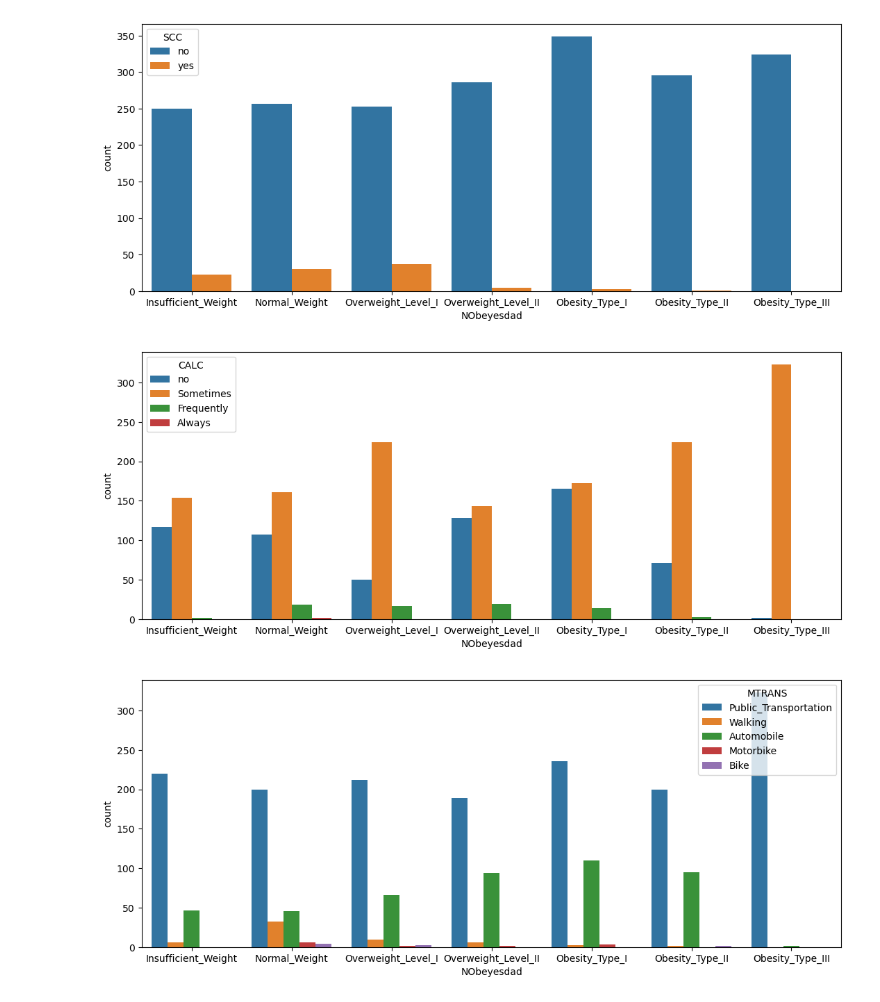
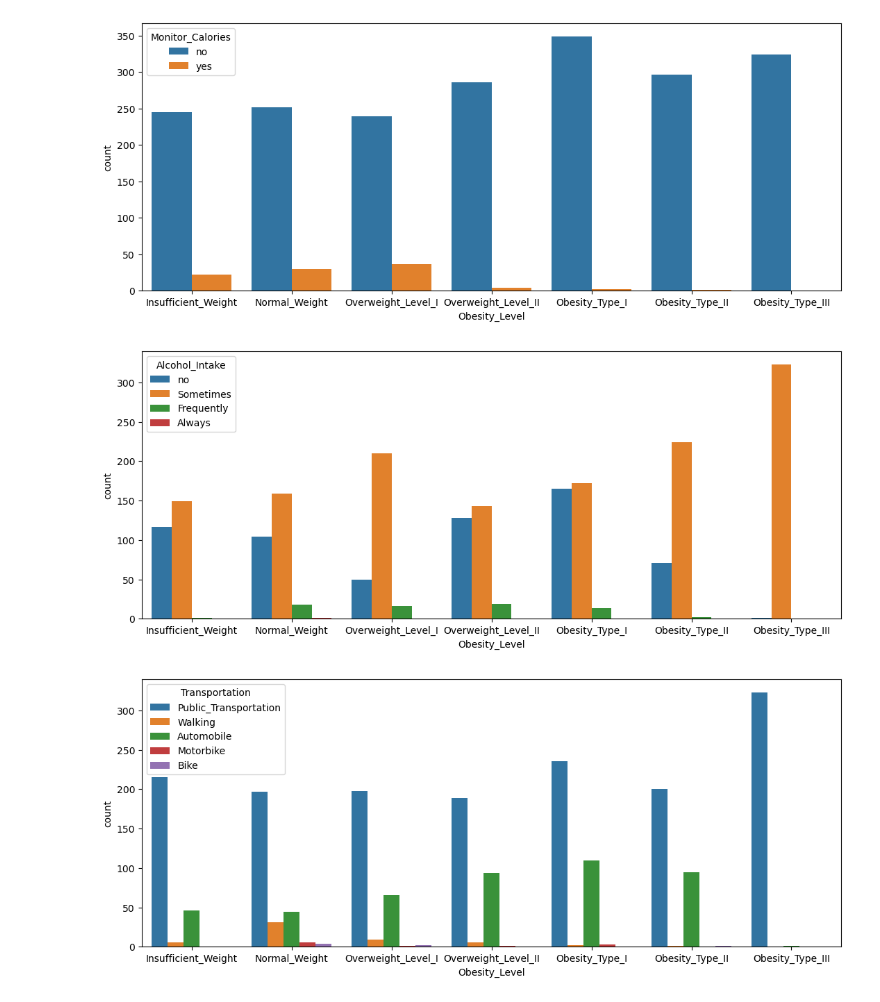
Before and after one commit to mxzargaran/estimating_obesity_levels_based_on_eating_habits, a Jupyter notebook: reports/visualization.ipynb, the cells around one changed output. Drawn from its saved outputs; the diff is of its cells as text; code cells hidden in the pictures.

Commit message:
Update visualization report with cleaned data, clarify column readability, and add report headings

```diff
--- a/reports/visualization.ipynb
+++ b/reports/visualization.ipynb
@@ -6,8 +12,8 @@ import pandas as pd
 import numpy as np
 import matplotlib.pyplot as plt
 # %%
-# Read data
-df = pd.read_csv("../data/raw/ObesityDataSet_raw_and_data_sinthetic.csv")
+# Read cleaned data
+df = pd.read_csv("../data/processed/cleaned_data.csv")
 
 print(df.columns)
 df.head(5)
@@ -30,0 +31,22 @@ obesity_values = ["Insufficient_Weight", "Normal_Weight", "Overweight_Level_I",
+# %%
+# Rename columns
+df = df.rename(columns={'family_history_with_overweight': 'Overweight_Family_History',
+                        'FAVC': 'High_Caloric_Intake',
+                        'FCVC': 'Vegetable_Intake',
+                        'NCP': 'Daily_Meal_Count',
+                        'CAEC': 'Food_Between_Meals',
+                        'SMOKE': 'Smoking',
+                        'CH2O': 'Daily_Water_Intake',
+                        'SCC': 'Monitor_Calories',
+                        'FAF': 'Physical_Activity_Count',
+                        'TUE': 'Tech_Device_Usage',
+                        'CALC': 'Alcohol_Intake',
+                        'MTRANS': 'Transportation',
+                        'NObeyesdad': 'Obesity_Level'})
+
+# Obesity Levels Ordering
+obesity_values = ["Insufficient_Weight", "Normal_Weight", "Overweight_Level_I", "Overweight_Level_II", "Obesity_Type_I", "Obesity_Type_II", "Obesity_Type_III"]
+
+# Feature Columns
+df_categorical_columns = ['Gender', 'Overweight_Family_History', 'High_Caloric_Intake', 'Food_Between_Meals', 'Smoking', 'Monitor_Calories', 'Alcohol_Intake', 'Transportation']
+df_numerical_columns = ['Age', 'Height', 'Weight', 'Vegetable_Intake', 'Daily_Meal_Count', 'Daily_Water_Intake', 'Physical_Activity_Count', 'Tech_Device_Usage']
@@ -31,8 +57,6 @@ obesity_values = ["Insufficient_Weight", "Normal_Weight", "Overweight_Level_I",
 # %%
 # Categorical Plots
 import seaborn as sns
-
-df_categorical_columns = ['Gender', 'family_history_with_overweight', 'FAVC', 'CAEC', 'SMOKE', 'SCC', 'CALC', 'MTRANS']
 
 def plot_categorical_features(target, feature, data, order):
     plt.figure(figsize = (13, 5))
@@ -40,5 +64,5 @@ def plot_categorical_features(target, feature, data, order):
     plt.show()
 
 for feature in df_categorical_columns:
-    plot_categorical_features('NObeyesdad', feature, df, obesity_values)
+    plot_categorical_features('Obesity_Level', feature, df, obesity_values)
 # %% [output]
@@ -50,3 +74,3 @@ for feature in df_categorical_columns:
-[figure, old version]
+[figure, new version]
-[figure, old version]
+[figure, new version]
-[figure, old version]
+[figure, new version]
```
Also changed, not shown: parts of 8 cells of this notebook.
